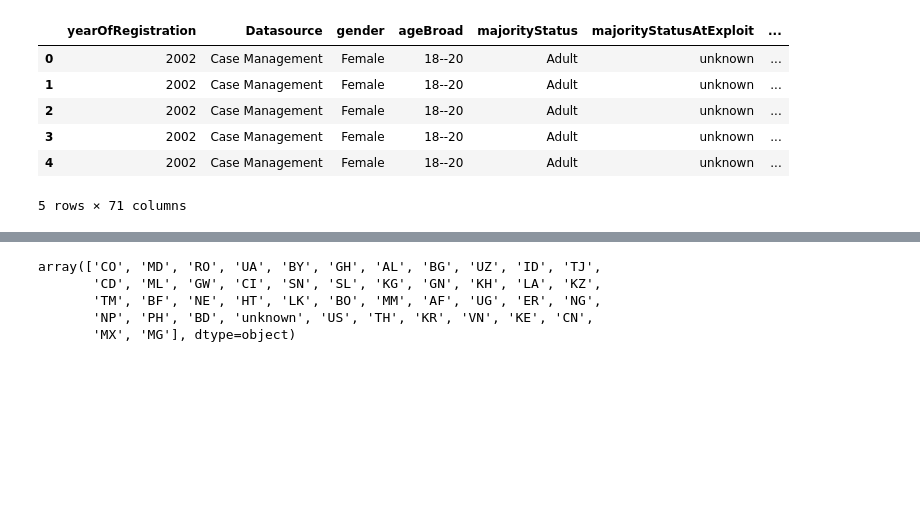
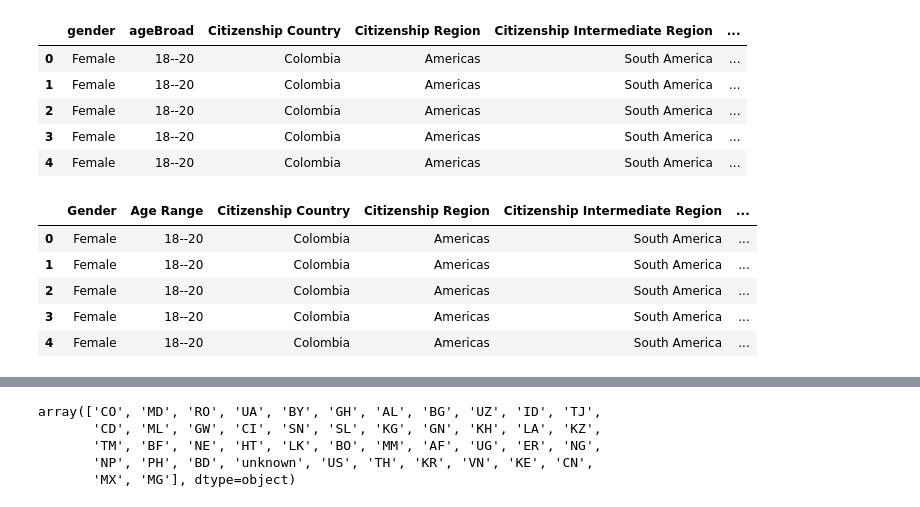
Before and after one commit to saronraut/Human-Trafficking-Awareness, a Jupyter notebook: Liz_working_files/Where_are_they_from.ipynb, the cells around one changed output, grey strips where cells are left out. Cells and saved outputs as stored; diff of their text form; code cells hidden in the pictures; blank space fills up the shorter version.

```diff
--- a/Liz_working_files/Where_are_they_from.ipynb
+++ b/Liz_working_files/Where_are_they_from.ipynb
@@ -5,19 +5,32 @@ import numpy as np
 import matplotlib.pyplot as plt
 import scipy.stats as st
 from scipy.stats import linregress
+import pycountry
 
 
 #data file to work with
-file = 'cleanData/CleanFullDataSet.csv'
+file = '../cleanData/CleanFullDataSet.csv'
 
 #read data file
 clean_data = pd.read_csv(file, low_memory = False)
-clean_data.head()
-# %% [output]
-|  | yearOfRegistration | Datasource | gender | ageBroad | majorityStatus | majorityStatusAtExploit | ... |
-| 0 | 2002 | Case Management | Female | 18--20 | Adult | unknown | ... |
-| 1 | 2002 | Case Management | Female | 18--20 | Adult | unknown | ... |
-| 2 | 2002 | Case Management | Female | 18--20 | Adult | unknown | ... |
-| 3 | 2002 | Case Management | Female | 18--20 | Adult | unknown | ... |
-| 4 | 2002 | Case Management | Female | 18--20 | Adult | unknown | ... |
-5 rows × 71 columns
+# %%
+# show the columns related to citizenship data
+citizen_df = pd.DataFrame(clean_data[['gender', 'ageBroad', 'Citizenship Country', 'Citizenship Region', 'Citizenship Intermediate Region', 'Citizenship Sub-Region']])
+citizen_df.head()
+# %% [output]
+|  | gender | ageBroad | Citizenship Country | Citizenship Region | Citizenship Intermediate Region | ... |
+| 0 | Female | 18--20 | Colombia | Americas | South America | ... |
+| 1 | Female | 18--20 | Colombia | Americas | South America | ... |
+| 2 | Female | 18--20 | Colombia | Americas | South America | ... |
+| 3 | Female | 18--20 | Colombia | Americas | South America | ... |
+| 4 | Female | 18--20 | Colombia | Americas | South America | ... |
+# %%
+citizen_df_renamed = citizen_df.rename(columns = {'gender' : 'Gender', 'ageBroad' : 'Age Range',})
+citizen_df_renamed.head()
+# %% [output]
+|  | Gender | Age Range | Citizenship Country | Citizenship Region | Citizenship Intermediate Region | ... |
+| 0 | Female | 18--20 | Colombia | Americas | South America | ... |
+| 1 | Female | 18--20 | Colombia | Americas | South America | ... |
+| 2 | Female | 18--20 | Colombia | Americas | South America | ... |
+| 3 | Female | 18--20 | Colombia | Americas | South America | ... |
+| 4 | Female | 18--20 | Colombia | Americas | South America | ... |
```
Also changed, not shown: parts of 17 cells of this notebook.
